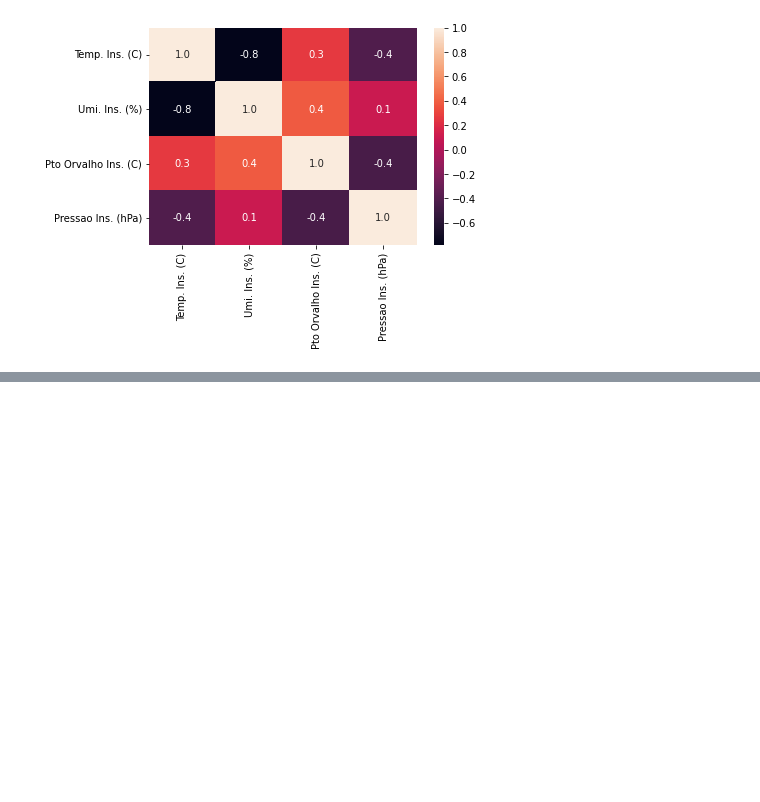
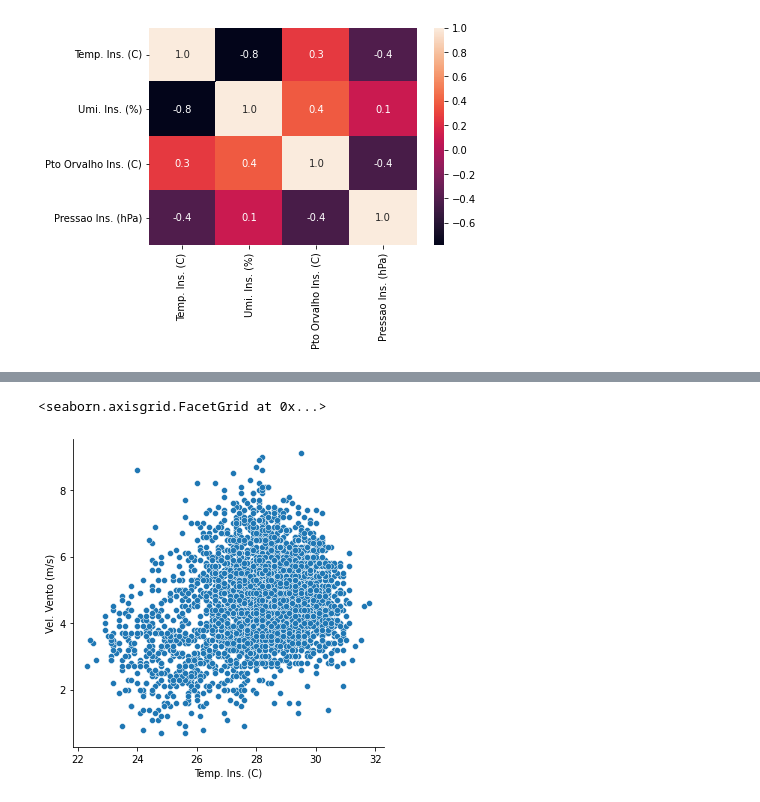
Before and after one commit to Gus-1003/Meteorologia_Estudos_Dados, a Jupyter notebook: Análise_Dados_Historicos_Anuais_INMET/Analise_INMET_Natal_RN_2021.ipynb, the cells around one changed output, grey strips where cells are left out. Saved outputs shown, nothing was run; the diff lists cells and outputs as text; code cells hidden in the pictures; blank space fills up the shorter version.

```diff
--- a/Análise_Dados_Historicos_Anuais_INMET/Analise_INMET_Natal_RN_2021.ipynb
+++ b/Análise_Dados_Historicos_Anuais_INMET/Analise_INMET_Natal_RN_2021.ipynb
@@ -470,0 +643,6 @@ sb.heatmap(corr, annot=True, fmt=".1f")
+# %%
+#F) Correlação entre temperatura e vento.
+sb.relplot(data=result, x='Temp. Ins. (C)', y='Vel. Vento (m/s)')
+# %% [output]
+<seaborn.axisgrid.FacetGrid at 0x...>
+[figure, added]
```
Also changed, not shown: parts of 14 cells of this notebook.
